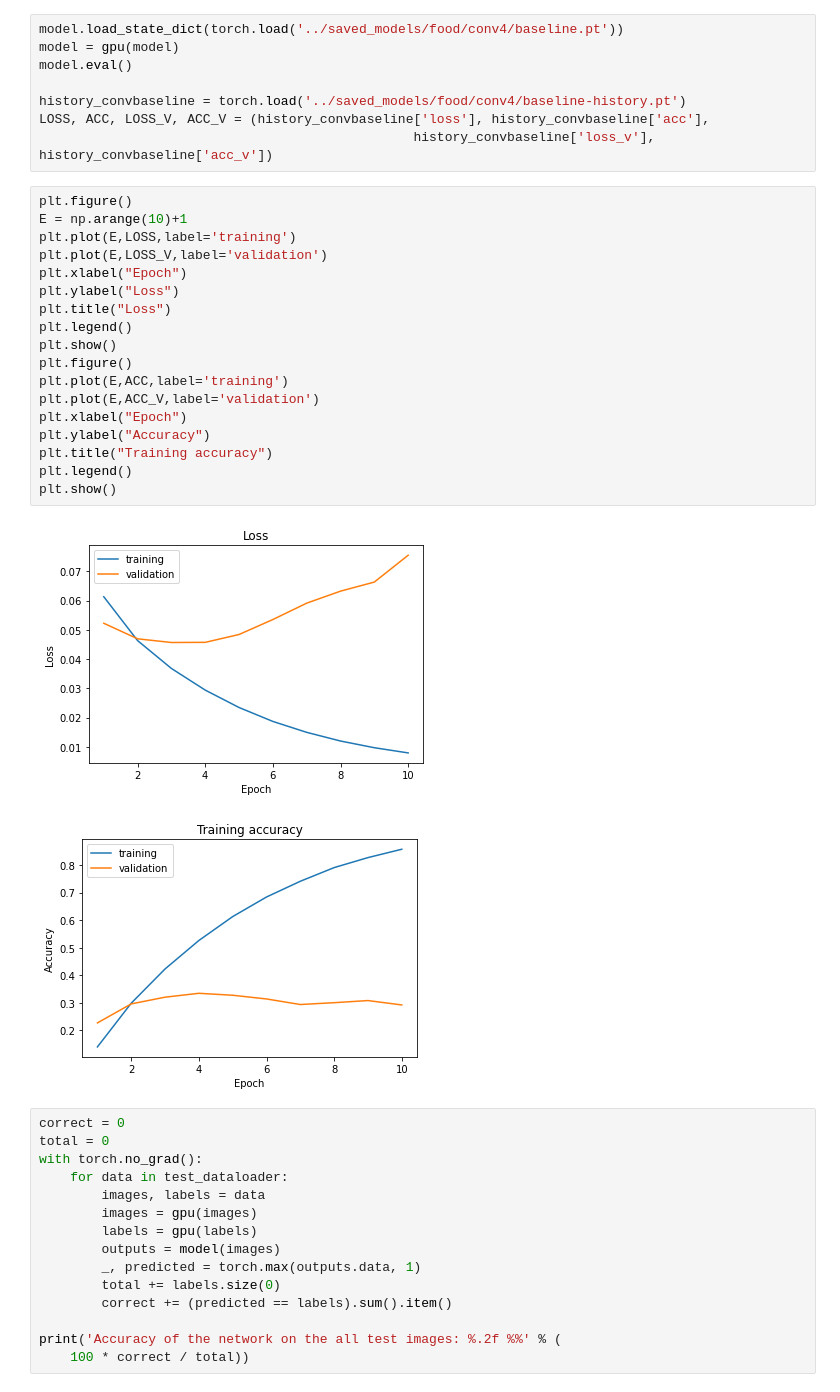
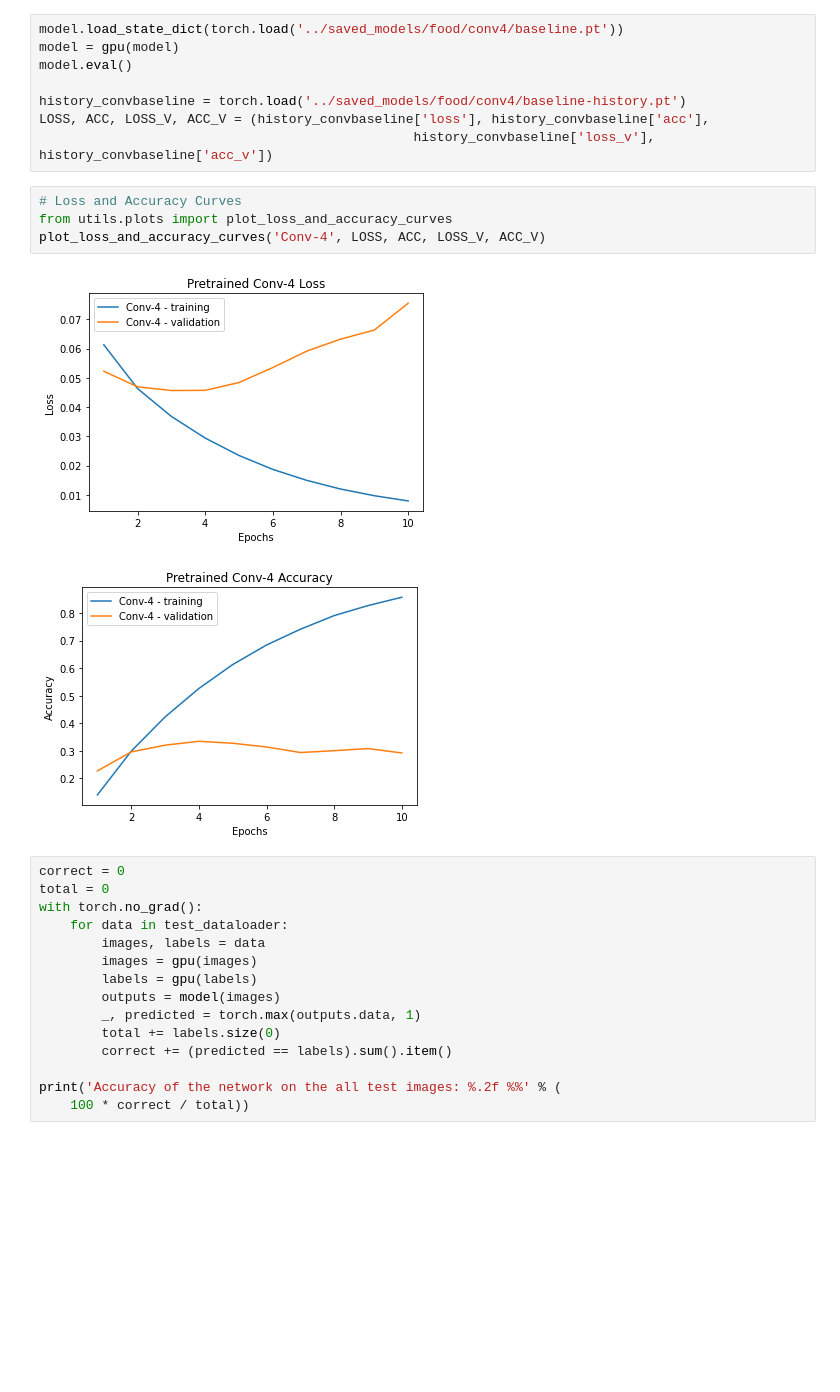
Before and after one commit to VivekShankar/CS231N_FinalProject, a Jupyter notebook: food_classification/food_classification_conv4.ipynb, the cells around one changed output. Drawn from its saved outputs; the diff is of its cells as text; blank space fills up the shorter version.

Commit message:
use plot_loss_and_accuracy_curves helper function

```diff
--- a/food_classification/food_classification_conv4.ipynb
+++ b/food_classification/food_classification_conv4.ipynb
@@ -170,27 +176,13 @@ model.eval()
 history_convbaseline = torch.load('../saved_models/food/conv4/baseline-history.pt')
 LOSS, ACC, LOSS_V, ACC_V = (history_convbaseline['loss'], history_convbaseline['acc'],
                                                 history_convbaseline['loss_v'], history_convbaseline['acc_v'])
-# %%
-plt.figure()
-E = np.arange(10)+1
-plt.plot(E,LOSS,label='training')
-plt.plot(E,LOSS_V,label='validation')
-plt.xlabel("Epoch")
-plt.ylabel("Loss")
-plt.title("Loss")
-plt.legend()
-plt.show()
-plt.figure()
-plt.plot(E,ACC,label='training')
-plt.plot(E,ACC_V,label='validation')
-plt.xlabel("Epoch")
-plt.ylabel("Accuracy")
-plt.title("Training accuracy")
-plt.legend()
-plt.show()
-# %% [output]
-[figure, removed]
-[figure, removed]
+# %%
+# Loss and Accuracy Curves
+from utils.plots import plot_loss_and_accuracy_curves
+plot_loss_and_accuracy_curves('Conv-4', LOSS, ACC, LOSS_V, ACC_V)
+# %% [output]
+[figure, added]
+[figure, added]
 # %%
 correct = 0
 total = 0
```
Also changed, not shown: parts of 1 cell of this notebook, 6 other files.
